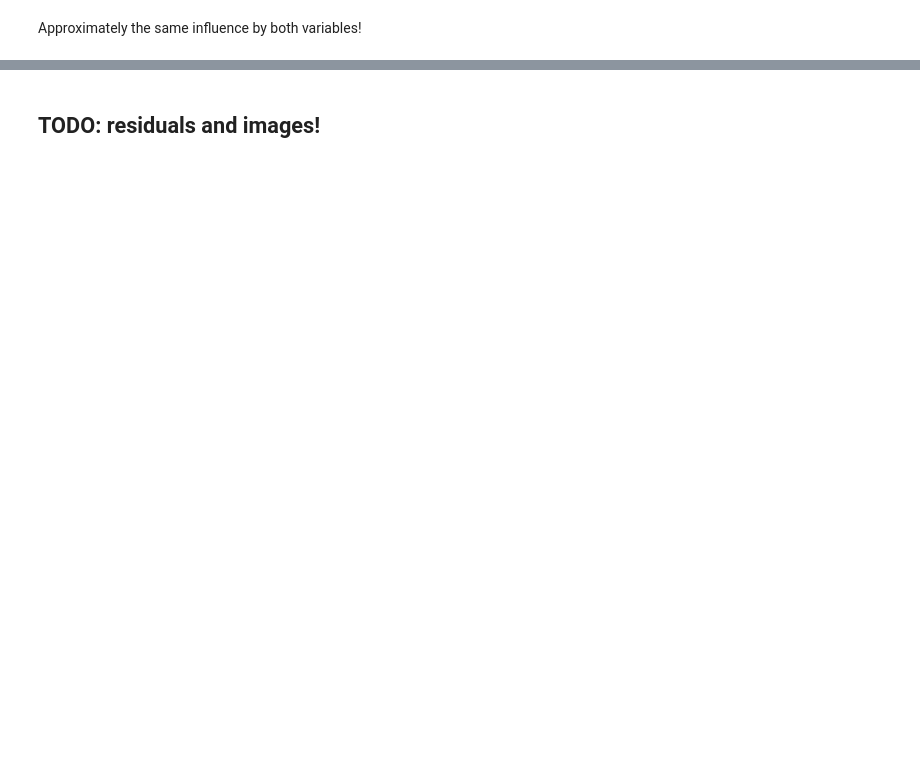
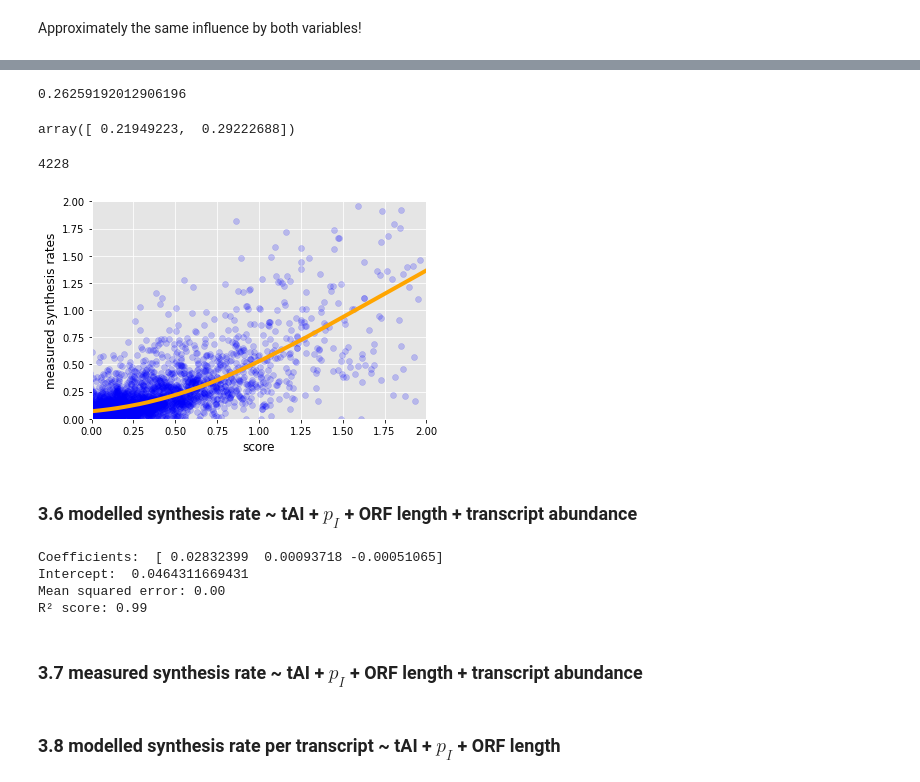
Before and after one commit to gittenberg/TRSL, a Jupyter notebook: workbooks/analyses/11 Synthesis Rate Regressions.ipynb, the cells around one changed output, grey strips where cells are left out. Drawn from its saved outputs; the diff is of its cells as text; code cells hidden in the pictures; blank space fills up the shorter version.

```diff
--- a/workbooks/analyses/11 Synthesis Rate Regressions.ipynb
+++ b/workbooks/analyses/11 Synthesis Rate Regressions.ipynb
@@ -310,6 +347,7 @@ def normalize(df):
 # %%
 regression_data['p_init_norm'] = normalize(regression_data['p_init'])
 regression_data['tAI_norm'] = normalize(regression_data['tAI'])
+regression_data['ORF length_norm'] = normalize(regression_data['ORF length [nts]'])
 # %%
 x_train, y_train, x_test, y_test = regression_data_from_frame(regression_data,
                                                               ['p_init_norm', 'tAI_norm'],
@@ -381,2 +419,21 @@ Try to plot "score" against experimental synthesis rate
-# %% [markdown]
-## TODO: residuals and images!
+# %%
+regr.intercept_
+# %% [output]
+0.26259192012906196
+# %%
+regr.coef_
+# %% [output]
+array([ 0.21949223,  0.29222688])
+# %%
+regression_data['score'] = regr.coef_[0] * regression_data['p_init_norm'] + \
+                           regr.coef_[1] * regression_data['tAI_norm'] + regr.intercept_
+# %%
+score_dict = dict(zip(regression_data['name'], regression_data['score']))
+# %%
+scatter_dicts(score_dict, rates_exp_dict, xaxislabel='score', yaxislabel='measured synthesis rates', fontsize=None, alpha=0.2,
+              xlog=False, ylog=False, xmax=2, ymax=2)
+# %% [output]
+4228
+[figure, added]
+# %% [markdown]
+### 3.6 modelled synthesis rate ~ tAI + $p_I$ + ORF length + transcript abundance
@@ -382,0 +445,11 @@ Try to plot "score" against experimental synthesis rate
+# %%
+regr = build_linear_model(x_train, y_train, x_test, y_test, fit_intercept=True)
+# %% [output]
+Coefficients:  [ 0.02832399  0.00093718 -0.00051065]
+Intercept:  0.0464311669431
+Mean squared error: 0.00
+R² score: 0.99
+# %% [markdown]
+### 3.7 measured synthesis rate ~ tAI + $p_I$ + ORF length + transcript abundance
+# %% [markdown]
+### 3.8 modelled synthesis rate per transcript ~ tAI + $p_I$ + ORF length
```
Also changed, not shown: parts of 16 cells of this notebook, 2 other files.
